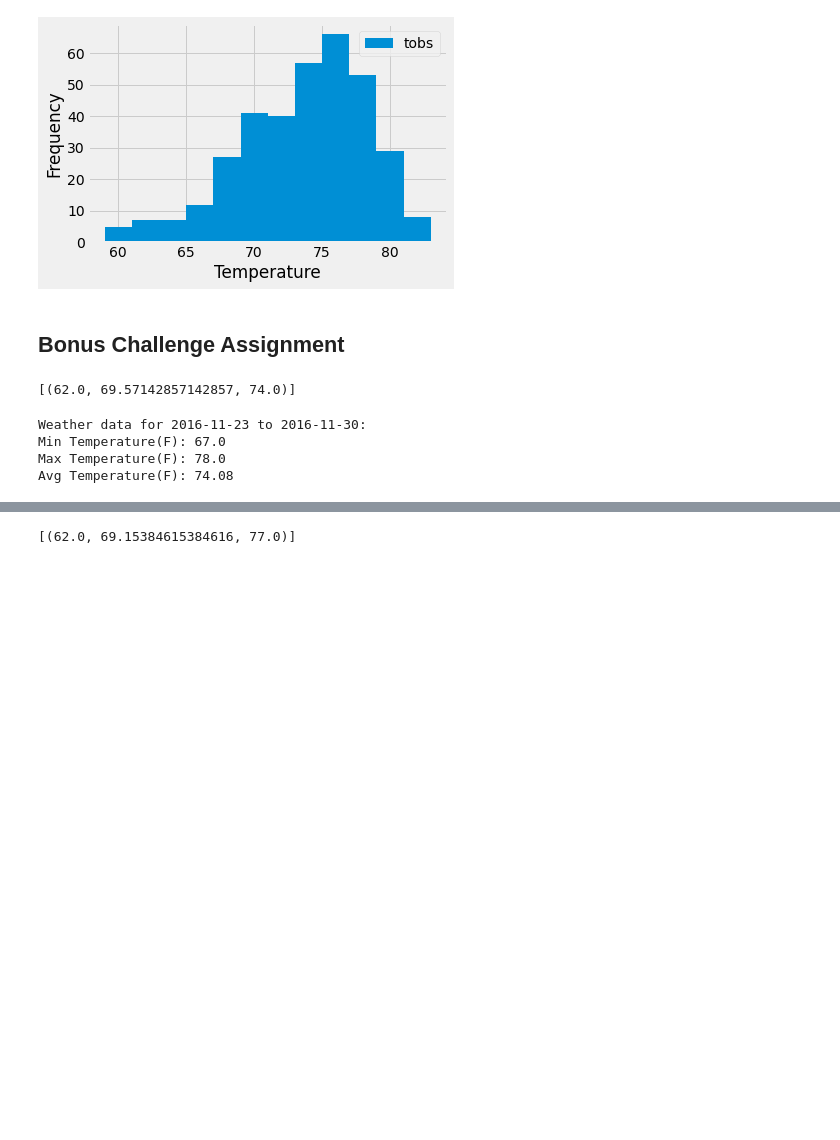
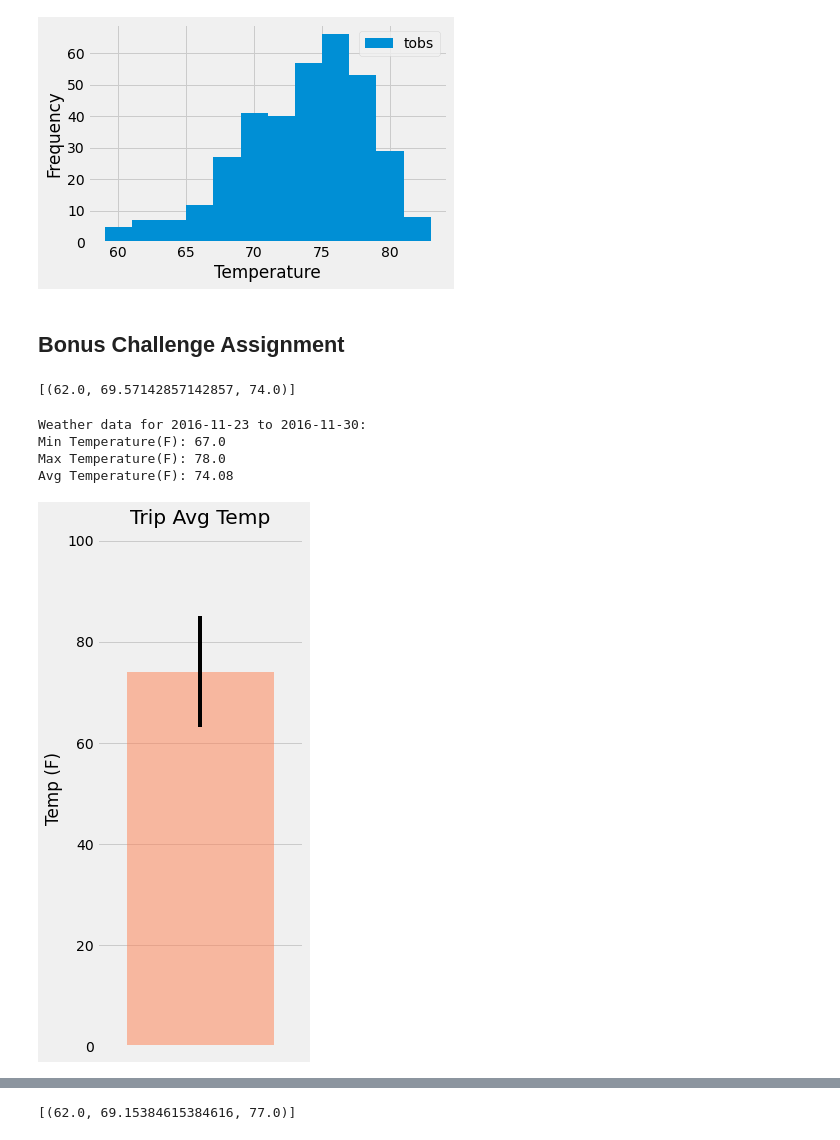
Before and after one commit to ushaakumaar/SQLAlchemy-Hawaii-Climate-Analysis, a Jupyter notebook: climate_analysis.ipynb, the cells around one changed output, grey strips where cells are left out. Saved outputs shown, nothing was run; the diff lists cells and outputs as text; code cells hidden in the pictures; blank space fills up the shorter version.

```diff
--- a/climate_analysis.ipynb
+++ b/climate_analysis.ipynb
@@ -240,8 +240,28 @@ Avg Temperature(F): 74.08
 # %%
 # Plot the results from your previous query as a bar chart.
 # Use "Trip Avg Temp" as your Title
 # Use the average temperature for the y value
 # Use the peak-to-peak (tmax-tmin) value as the y error bar (yerr)
+x_pos=1
+y=[tavg]
+yerr = tmax-tmin
+
+# Build the plot
+fig, ax = plt.subplots(figsize=plt.figaspect(2.))
+ax.bar(x_pos, y, yerr=yerr, align='center', alpha=0.5, color='coral')
+ax.set_xticks([0])
+ax.set_xticklabels(["xticklabel"])
+ax.set_ylabel('Temp (F)')
+ax.set_title('Trip Avg Temp')
+ax.margins(.2, .2)
+ax.yaxis.grid(True)
+
+# Save the figure and show
+plt.tight_layout()
+plt.savefig('Images/temperature.png')
+plt.show()
+# %% [output]
+[figure, added]
 # %%
 # Calculate the total amount of rainfall per weather station for your trip dates using the previous year's matching dates.
 # Sort this in descending order by precipitation amount and list the station, name, latitude, longitude, and elevation
```
Also changed, not shown: parts of 5 cells of this notebook.
